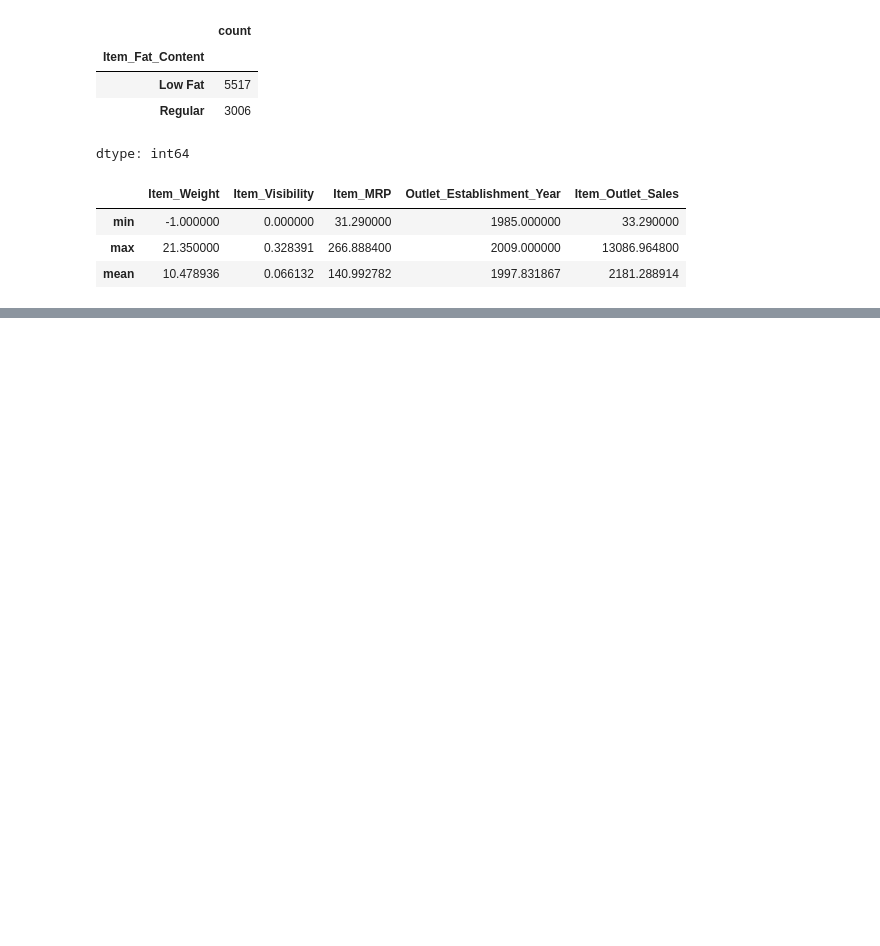
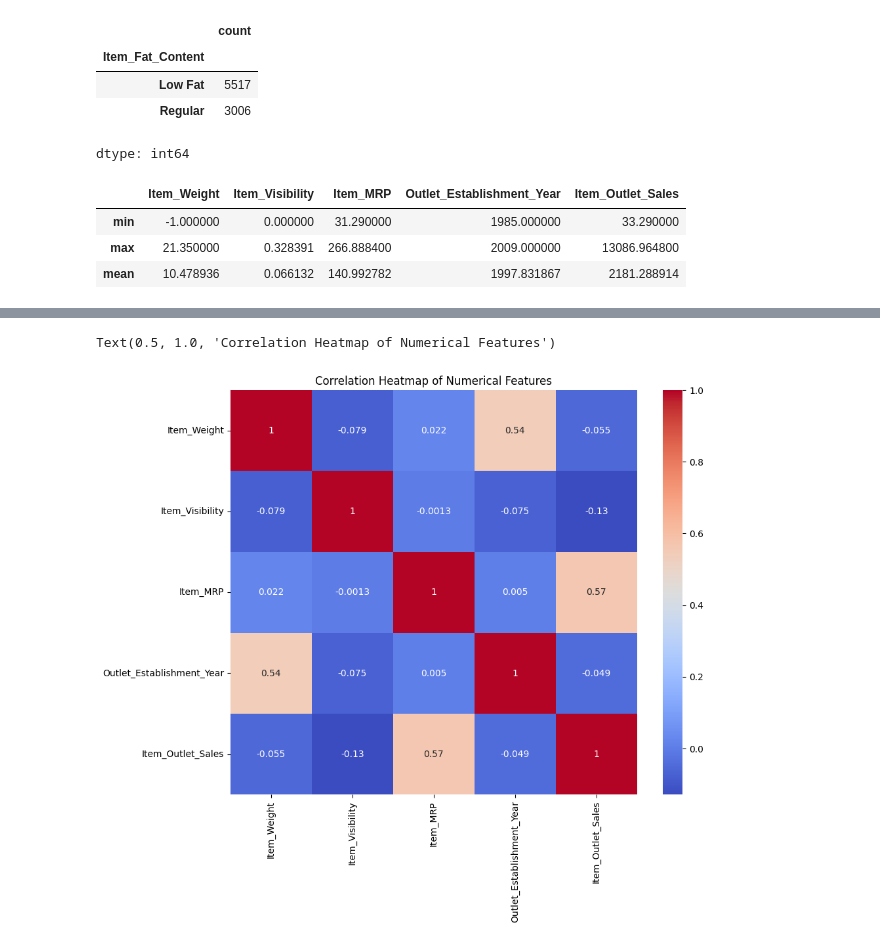
Before and after one commit to Shojaiaa/Prediction-of-Product-Sales, a Jupyter notebook: project_1_ipynb.ipynb, the cells around one changed output, grey strips where cells are left out. Drawn from its saved outputs; the diff is of its cells as text; code cells hidden in the pictures; blank space fills up the shorter version.

```diff
--- a/project_1_ipynb.ipynb
+++ b/project_1_ipynb.ipynb
@@ -170,0 +250,4 @@ df.select_dtypes(include=['number']).agg(['min', 'max', 'mean'])
+# %%
+# Get correlations
+corr= df.corr(numeric_only= True)
+corr.round(2)
@@ -170,0 +261,8 @@ df.select_dtypes(include=['number']).agg(['min', 'max', 'mean'])
+# %%
+# Make heatmap of correlations
+fig, ax = plt.subplots(figsize=(10,8))
+sns.heatmap(corr, cmap = 'coolwarm', annot = True, ax=ax);
+plt.title('Correlation Heatmap of Numerical Features')
+# %% [output]
+Text(0.5, 1.0, 'Correlation Heatmap of Numerical Features')
+[figure, added]
```
Also changed, not shown: parts of 16 cells of this notebook.
